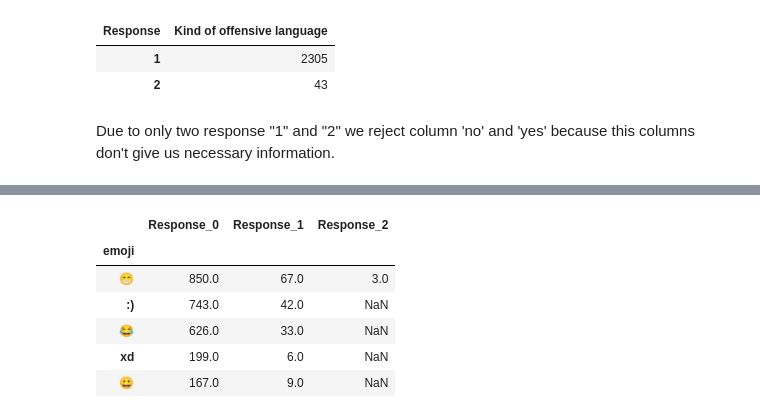
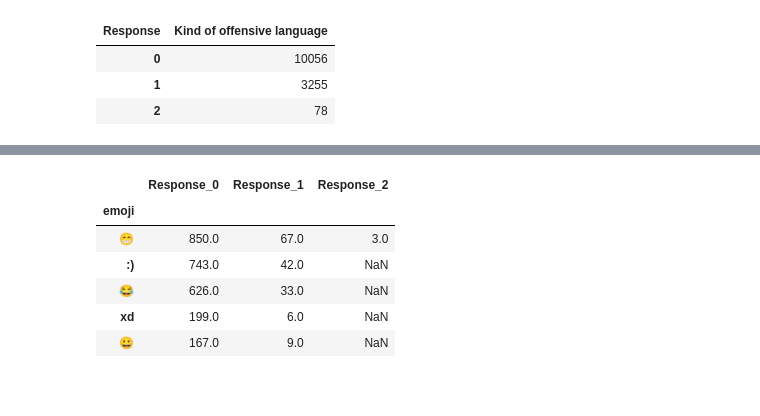
Before and after one commit to PatrykKotulak/Master-thesis, a Jupyter notebook: Analysis_Hate_Speech_Detection.ipynb, the cells around one changed output, grey strips where cells are left out. Saved outputs shown, nothing was run; the diff lists cells and outputs as text; code cells hidden in the pictures; blank space fills up the shorter version.

```diff
--- a/Analysis_Hate_Speech_Detection.ipynb
+++ b/Analysis_Hate_Speech_Detection.ipynb
@@ -79,6 +44,7 @@ conected_data = pd.concat([data_poleval,
 # %%
-for data in datasets:
-    display(data.head(20))
+data = Preprocessing()
+data.load_data()
+data.conected_data.head(20)
 # %% [output]
 |  | Comment | Kind of offensive language |
 | 0 | Dla mnie faworytem do tytułu będz... | 0 |
@@ -134,16 +66,15 @@ for data in datasets:
 # %%
-data_github['Kind of offensive language'].value_counts().to_frame()\
+data.conected_data['Kind of offensive language'].value_counts().to_frame()\
     .rename_axis('Response', axis=1).style.set_properties(
         **{'color': 'white !important',
            'border': '1px grey solid !important',
            'text-align': 'center'}
         ).set_table_styles([{
             'selector': 'th',
             'props': [('border', '1px grey solid !important')]
         }])
 # %% [output]
 | Response | Kind of offensive language |
-| 1 | 2305 |
-| 2 | 43 |
+| 0 | 10056 |
+| 1 | 3255 |
+| 2 | 78 |
-# %% [markdown]
-Due to only two response "1" and "2" we reject column 'no' and 'yes' because this columns don't give us necessary information.
```
Also changed, not shown: parts of 14 cells of this notebook, 11 other files.
